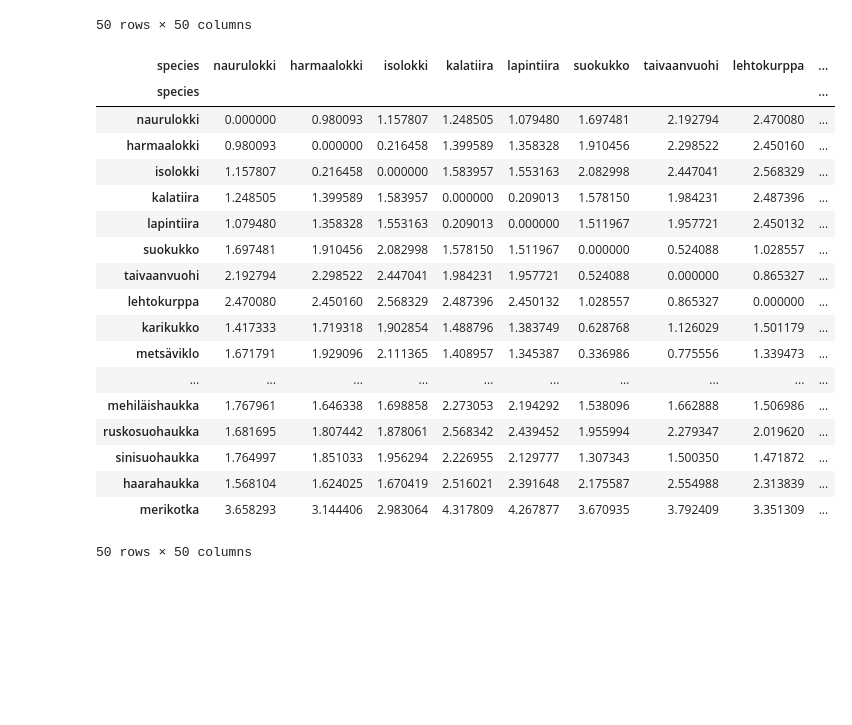
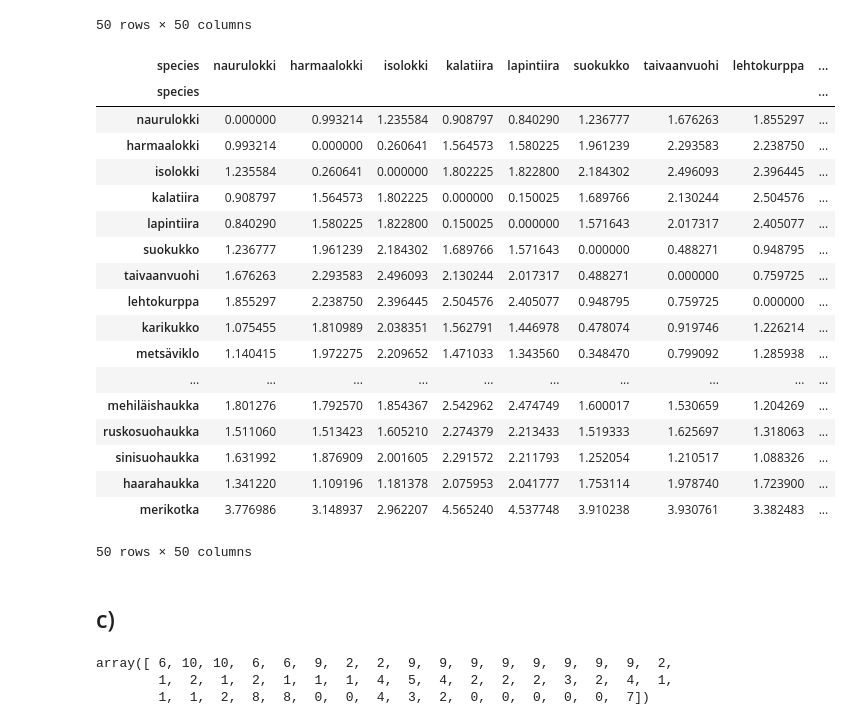
Before and after one commit to lassimalvikko/MDM24, a Jupyter notebook: Ex2/ex2.ipynb, the cells around one changed output. Cells and saved outputs as stored; diff of their text form; code cells hidden in the pictures; blank space fills up the shorter version.

```diff
--- a/Ex2/ex2.ipynb
+++ b/Ex2/ex2.ipynb
@@ -49,5 +50,9 @@ num_birddata_processed['WSI'] = num_birddata_processed.wspan / num_birddata_proc
 
 # Min-max scaling
 num_birddata_processed = num_birddata_processed.apply(lambda x: (x-x.min())/(x.max()-x.min()), axis=0)
+
+num_features_used = ['length', 'wspan', 'AR', 'wload', 'BMI'] # Removing weight and WSI seems to improve NMI (value shown at end part c)) quite a bit
+num_birddata_processed = num_birddata_processed[num_features_used] # Comment out to use all features
+
 num_birddata_processed
 # %% [output]
@@ -166,28 +178,42 @@ color_ds
 | merikotka | 2.0000 | 2.0000 | 2.0000 | 2.0000 | 2.0000 | 1.2500 | 1.2500 | 1.2500 | ... |
 50 rows × 50 columns
 # %%
-lambda_val = num_birddata_processed.shape[1]/(num_birddata_processed.shape[1] + 2) # Proportion of numerical features
-stdev_num = euclidian_ds.stack().std()
-stdev_cat = color_ds.stack().std()
-comb_dist = lambda_val*euclidian_ds/stdev_num + (1-lambda_val)*color_ds/stdev_cat
+#lambda_val = num_birddata_processed.shape[1]/(num_birddata_processed.shape[1] + 2) # Proportion of numerical features
+lambda_val = 0.9 # Alternative lambda for higher weight on numerical features, yields better NMI on clustering
+stdev_num = euclidian_ds.stack().std()    # Calculate std over whole df
+stdev_cat = color_ds.stack().std()        # Calculate std over whole df
+comb_dist = lambda_val*euclidian_ds/stdev_num + (1-lambda_val)*color_ds/stdev_cat # Formula 3.9 from the book
 comb_dist
 # %% [output]
 | species | naurulokki | harmaalokki | isolokki | kalatiira | lapintiira | suokukko | taivaanvuohi | lehtokurppa | ... |
 | species |  |  |  |  |  |  |  |  | ... |
-| naurulokki | 0.000000 | 0.980093 | 1.157807 | 1.248505 | 1.079480 | 1.697481 | 2.192794 | 2.470080 | ... |
-| harmaalokki | 0.980093 | 0.000000 | 0.216458 | 1.399589 | 1.358328 | 1.910456 | 2.298522 | 2.450160 | ... |
-| isolokki | 1.157807 | 0.216458 | 0.000000 | 1.583957 | 1.553163 | 2.082998 | 2.447041 | 2.568329 | ... |
-| kalatiira | 1.248505 | 1.399589 | 1.583957 | 0.000000 | 0.209013 | 1.578150 | 1.984231 | 2.487396 | ... |
-| lapintiira | 1.079480 | 1.358328 | 1.553163 | 0.209013 | 0.000000 | 1.511967 | 1.957721 | 2.450132 | ... |
-| suokukko | 1.697481 | 1.910456 | 2.082998 | 1.578150 | 1.511967 | 0.000000 | 0.524088 | 1.028557 | ... |
-| taivaanvuohi | 2.192794 | 2.298522 | 2.447041 | 1.984231 | 1.957721 | 0.524088 | 0.000000 | 0.865327 | ... |
-| lehtokurppa | 2.470080 | 2.450160 | 2.568329 | 2.487396 | 2.450132 | 1.028557 | 0.865327 | 0.000000 | ... |
-| karikukko | 1.417333 | 1.719318 | 1.902854 | 1.488796 | 1.383749 | 0.628768 | 1.126029 | 1.501179 | ... |
-| metsäviklo | 1.671791 | 1.929096 | 2.111365 | 1.408957 | 1.345387 | 0.336986 | 0.775556 | 1.339473 | ... |
+| naurulokki | 0.000000 | 0.993214 | 1.235584 | 0.908797 | 0.840290 | 1.236777 | 1.676263 | 1.855297 | ... |
+| harmaalokki | 0.993214 | 0.000000 | 0.260641 | 1.564573 | 1.580225 | 1.961239 | 2.293583 | 2.238750 | ... |
+| isolokki | 1.235584 | 0.260641 | 0.000000 | 1.802225 | 1.822800 | 2.184302 | 2.496093 | 2.396445 | ... |
+| kalatiira | 0.908797 | 1.564573 | 1.802225 | 0.000000 | 0.150025 | 1.689766 | 2.130244 | 2.504576 | ... |
+| lapintiira | 0.840290 | 1.580225 | 1.822800 | 0.150025 | 0.000000 | 1.571643 | 2.017317 | 2.405077 | ... |
+| suokukko | 1.236777 | 1.961239 | 2.184302 | 1.689766 | 1.571643 | 0.000000 | 0.488271 | 0.948795 | ... |
+| taivaanvuohi | 1.676263 | 2.293583 | 2.496093 | 2.130244 | 2.017317 | 0.488271 | 0.000000 | 0.759725 | ... |
+| lehtokurppa | 1.855297 | 2.238750 | 2.396445 | 2.504576 | 2.405077 | 0.948795 | 0.759725 | 0.000000 | ... |
+| karikukko | 1.075455 | 1.810989 | 2.038351 | 1.562791 | 1.446978 | 0.478074 | 0.919746 | 1.226214 | ... |
+| metsäviklo | 1.140415 | 1.972275 | 2.209652 | 1.471033 | 1.343560 | 0.348470 | 0.799092 | 1.285938 | ... |
 | ... | ... | ... | ... | ... | ... | ... | ... | ... | ... |
-| mehiläishaukka | 1.767961 | 1.646338 | 1.698858 | 2.273053 | 2.194292 | 1.538096 | 1.662888 | 1.506986 | ... |
-| ruskosuohaukka | 1.681695 | 1.807442 | 1.878061 | 2.568342 | 2.439452 | 1.955994 | 2.279347 | 2.019620 | ... |
-| sinisuohaukka | 1.764997 | 1.851033 | 1.956294 | 2.226955 | 2.129777 | 1.307343 | 1.500350 | 1.471872 | ... |
-| haarahaukka | 1.568104 | 1.624025 | 1.670419 | 2.516021 | 2.391648 | 2.175587 | 2.554988 | 2.313839 | ... |
-| merikotka | 3.658293 | 3.144406 | 2.983064 | 4.317809 | 4.267877 | 3.670935 | 3.792409 | 3.351309 | ... |
+| mehiläishaukka | 1.801276 | 1.792570 | 1.854367 | 2.542962 | 2.474749 | 1.600017 | 1.530659 | 1.204269 | ... |
+| ruskosuohaukka | 1.511060 | 1.513423 | 1.605210 | 2.274379 | 2.213433 | 1.519333 | 1.625697 | 1.318063 | ... |
+| sinisuohaukka | 1.631992 | 1.876909 | 2.001605 | 2.291572 | 2.211793 | 1.252054 | 1.210517 | 1.088326 | ... |
+| haarahaukka | 1.341220 | 1.109196 | 1.181378 | 2.075953 | 2.041777 | 1.753114 | 1.978740 | 1.723900 | ... |
+| merikotka | 3.776986 | 3.148937 | 2.962207 | 4.565240 | 4.537748 | 3.910238 | 3.930761 | 3.382483 | ... |
 50 rows × 50 columns
+# %% [markdown]
+## c)
+# %%
+# Agglomerative hierarchical clustering
+n_clusters = 11       # 11 is the number of clusters which yields highest NMI
+linkage = 'complete'  # Ward linkage doesn't work with precomputed matrix. Complete yields better results than average. Single is the worst.
+clustering = AgglomerativeClustering(n_clusters, metric='precomputed', linkage=linkage).fit(comb_dist)
+
+clustering.labels_
+# %% [output]
+array([ 6, 10, 10,  6,  6,  9,  2,  2,  9,  9,  9,  9,  9,  9,  9,  9,  2,
+        1,  2,  1,  2,  1,  1,  1,  4,  5,  4,  2,  2,  2,  3,  2,  4,  1,
+        1,  1,  2,  8,  8,  0,  0,  4,  3,  2,  0,  0,  0,  0,  0,  7])
```
Also changed, not shown: parts of 9 cells of this notebook.
